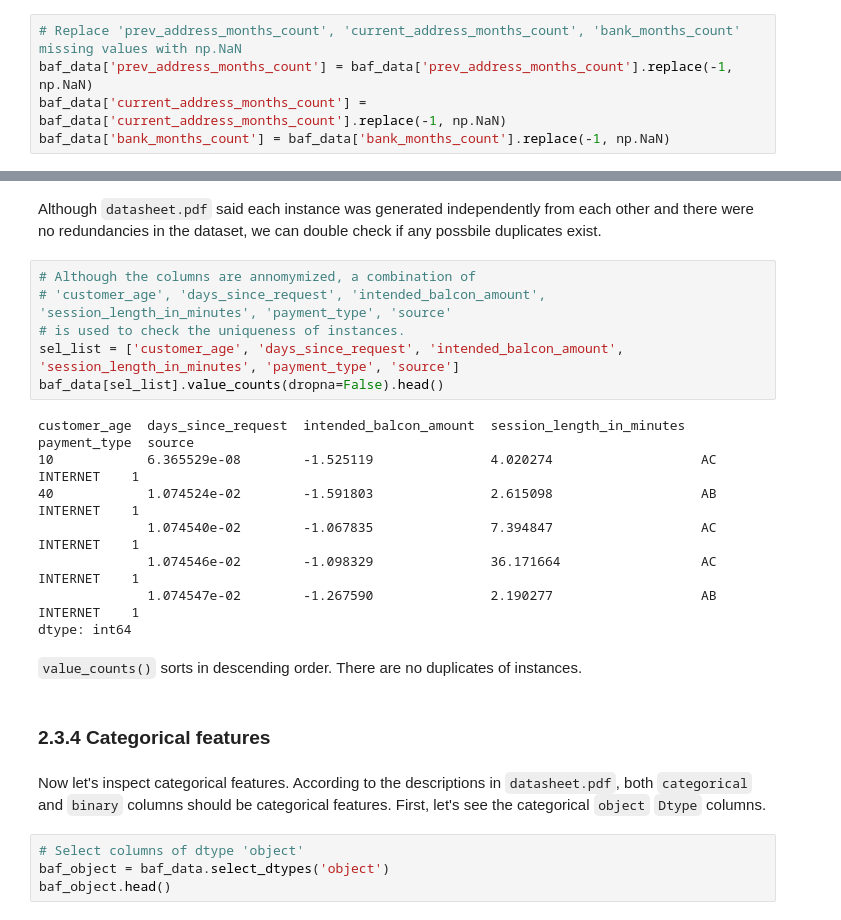
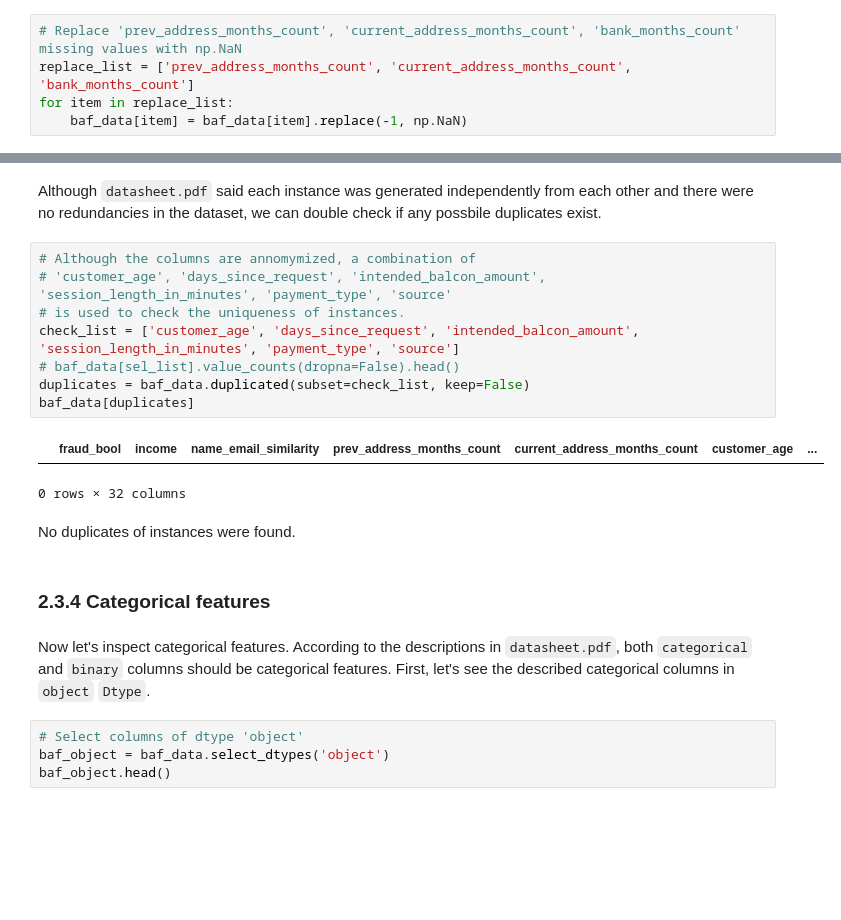
Before and after one commit to jhsshen/capstone_baf, a Jupyter notebook: notebooks/02_data_wranging.ipynb, the cells around one changed output, grey strips where cells are left out. Saved outputs shown, nothing was run; the diff lists cells and outputs as text; blank space fills up the shorter version.

```diff
--- a/notebooks/02_data_wranging.ipynb
+++ b/notebooks/02_data_wranging.ipynb
@@ -58,8 +58,8 @@ According to [datasheet.pdf](https://github.com/feedzai/bank-account-fraud/blob/
 # %%
 # Replace 'prev_address_months_count', 'current_address_months_count', 'bank_months_count' missing values with np.NaN
-baf_data['prev_address_months_count'] = baf_data['prev_address_months_count'].replace(-1, np.NaN)
-baf_data['current_address_months_count'] = baf_data['current_address_months_count'].replace(-1, np.NaN)
-baf_data['bank_months_count'] = baf_data['bank_months_count'].replace(-1, np.NaN)
+replace_list = ['prev_address_months_count', 'current_address_months_count', 'bank_months_count']
+for item in replace_list:
+    baf_data[item] = baf_data[item].replace(-1, np.NaN)
 # %% [markdown]
 ### 2.3.2 Number of missing values by column
 # %%
@@ -123,23 +123,20 @@ Although `datasheet.pdf` said each instance was generated independently from eac
 # %%
 # Although the columns are annomymized, a combination of
 # 'customer_age', 'days_since_request', 'intended_balcon_amount', 'session_length_in_minutes', 'payment_type', 'source'
 # is used to check the uniqueness of instances.
-sel_list = ['customer_age', 'days_since_request', 'intended_balcon_amount', 'session_length_in_minutes', 'payment_type', 'source']
-baf_data[sel_list].value_counts(dropna=False).head()
+check_list = ['customer_age', 'days_since_request', 'intended_balcon_amount', 'session_length_in_minutes', 'payment_type', 'source']
+# baf_data[sel_list].value_counts(dropna=False).head()
+duplicates = baf_data.duplicated(subset=check_list, keep=False)
+baf_data[duplicates]
 # %% [output]
+|  | fraud_bool | income | name_email_similarity | prev_address_months_count | current_address_months_count | customer_age | ... |
-customer_age  days_since_request  intended_balcon_amount  session_length_in_minutes  payment_type  source
-10            6.365529e-08        -1.525119               4.020274                   AC            INTERNET    1
-40            1.074524e-02        -1.591803               2.615098                   AB            INTERNET    1
-              1.074540e-02        -1.067835               7.394847                   AC            INTERNET    1
-              1.074546e-02        -1.098329               36.171664                  AC            INTERNET    1
-              1.074547e-02        -1.267590               2.190277                   AB            INTERNET    1
-dtype: int64
+0 rows × 32 columns
-# %% [markdown]
-`value_counts()` sorts in descending order. There are no duplicates of instances.
+# %% [markdown]
+No duplicates of instances were found.
 # %% [markdown]
 ### 2.3.4 Categorical features
 # %% [markdown]
-Now let's inspect categorical features. According to the descriptions in `datasheet.pdf`, both `categorical` and `binary` columns should be categorical features. First, let's see the categorical `object` `Dtype` columns.
+Now let's inspect categorical features. According to the descriptions in `datasheet.pdf`, both `categorical` and `binary` columns should be categorical features. First, let's see the described categorical columns in `object` `Dtype`.
 # %%
 # Select columns of dtype 'object'
 baf_object = baf_data.select_dtypes('object')
```
Also changed, not shown: parts of 43 cells of this notebook, 2 other files.
